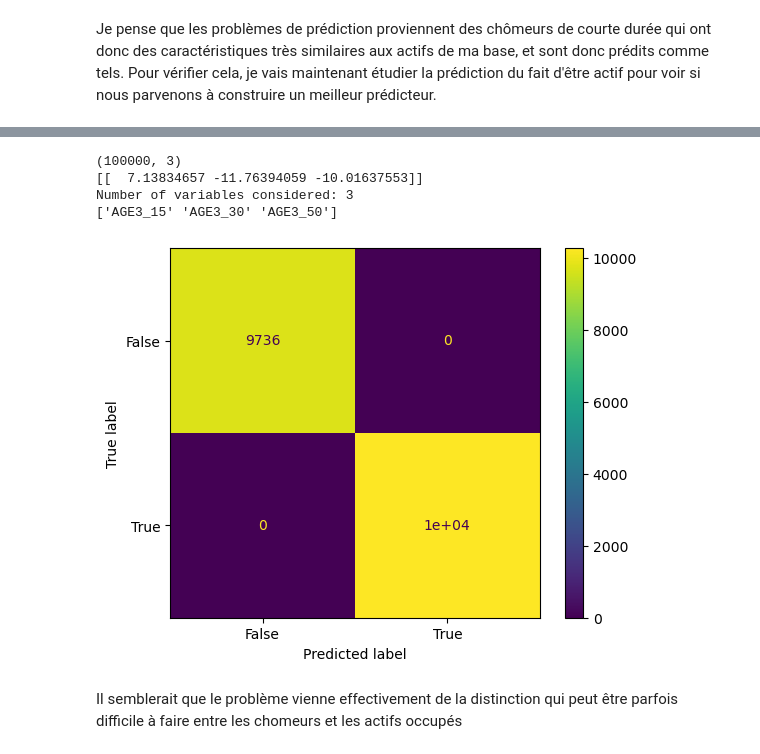
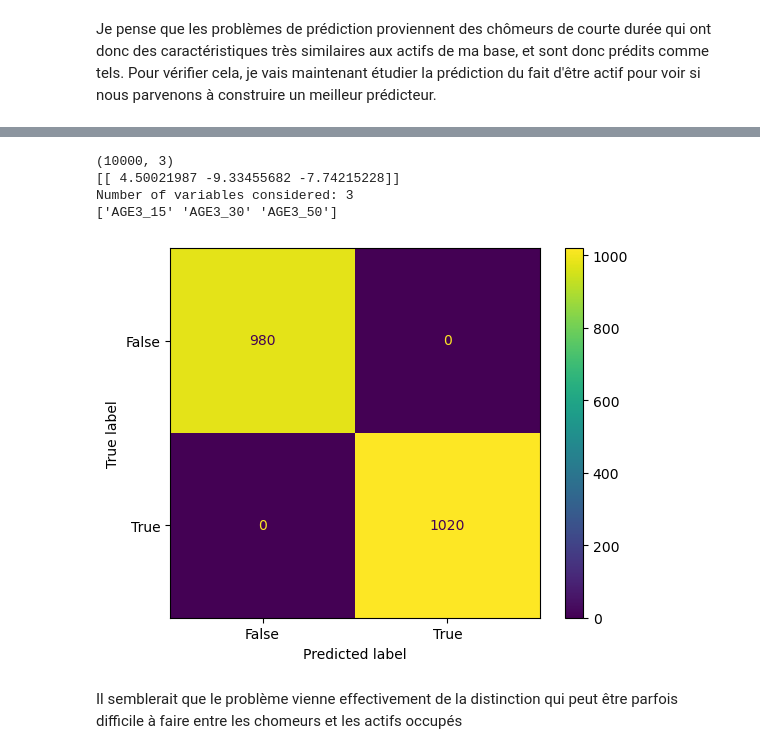
Before and after one commit to Alexis-Barrau/python_ensae, a Jupyter notebook: Scripts/Script first analysis.ipynb, the cells around one changed output, grey strips where cells are left out. Cells and saved outputs as stored; diff of their text form; code cells hidden in the pictures.

```diff
--- a/Scripts/Script first analysis.ipynb
+++ b/Scripts/Script first analysis.ipynb
@@ -103,7 +103,7 @@ print(EEC_2019.shape)
 # standardisation des variables explicatives ? Pas utile car que des dummies
 # (La standardisation permet une convergence plus rapide des algorithmes pour des variables réelles)
 
-EEC_2019_subsample = EEC_2019.sample(n=100000, random_state=3)
+EEC_2019_subsample = EEC_2019.sample(n=10000, random_state=3)
 # %% [output]
 ['ACTEU', 'ANNEE', 'TRIM', 'AGE3', 'AGE5', 'CATAU2010R', 'COURED', 'CSTOT', 'CSTOTR', 'CSTOTPRM', 'DIP11', 'ENFRED', 'METRODOM', 'NFRRED', 'SEXE', 'TYPMEN7']
 (416298, 16)
@@ -550,23 +517,22 @@ from sklearn.feature_selection import SelectFromModel
 
 #  Lasso linear model with cross-validated selection of the regularization parameter (alpha) to find the optimal
 clf = LassoCV()
-clf.fit(X_bis, y_bis)
+clf.fit(X, y_bis)
 
 # Je m'impose un maximum de 10 features selectionnées
 sfm = SelectFromModel(clf, prefit=False, max_features=3)
 
-sfm.fit(X_bis,y_bis)
+sfm.fit(X,y_bis)
 
-X_transform = sfm.transform(X_bis)
-print(X_transform.shape)
-
+X_transform_bis = sfm.transform(X)
+print(X_transform_bis.shape)
 
 from sklearn.linear_model import LogisticRegression
 from sklearn.model_selection import train_test_split
 from sklearn.model_selection import GridSearchCV
 
 
-X_train_2, X_test_2, y_train_2, y_test_2 = train_test_split(X_transform,
+X_train_2, X_test_2, y_train_2, y_test_2 = train_test_split(X_transform_bis,
                                                     y_bis,
                                                     test_size=.2, random_state=3)
 
@@ -580,36 +546,36 @@ gs = GridSearchCV(estimator=LogisticRegression( random_state=3, penalty = "l1",
 gs.fit(X_train_2, y_train_2)
 
 from sklearn.metrics import confusion_matrix, ConfusionMatrixDisplay
 
 clf = LogisticRegression(tol=gs.best_params_['tol'], C=gs.best_params_['C'],
                          random_state=3, penalty="l1", solver='liblinear')
 
 clf.fit(X_train_2, y_train_2)
 y_pred_2 = clf.predict(X_test_2)
 
 cm= confusion_matrix(y_test_2, y_pred_2)
 disp = ConfusionMatrixDisplay(
             confusion_matrix=cm,
             display_labels=clf.classes_
        )
 disp.plot()
 
 print(clf.coef_)
 num_variables = np.sum(np.abs(clf.coef_) > 1e-10)
 print("Number of variables considered:", num_variables)
 
 variables_indices = np.where(np.abs(clf.coef_) > 1e-10)[1]
 variables = EEC_2019_subsample.drop(columns=["ACTIF","EMPLOI", "ANNEE", "TRIM"]).columns[variables_indices].values
 print(variables)
 
 # Effectivement avec 3 variables (qui ne sont pas les meme), le modèle arrive à prédire parfaitement le fait d'être actif
 # ou de ne pas l'être sur l'échantillon test
 # %% [output]
-(100000, 3)
-[[  7.13834657 -11.76394059 -10.01637553]]
+(10000, 3)
+[[ 4.50021987 -9.33455682 -7.74215228]]
 Number of variables considered: 3
 ['AGE3_15' 'AGE3_30' 'AGE3_50']
-[figure, old version]
+[figure, new version]
 # %% [markdown]
 Il semblerait que le problème vienne effectivement de la distinction qui peut être parfois difficile à faire entre les chomeurs et les actifs occupés
 # %%
```
Also changed, not shown: parts of 7 cells of this notebook.
